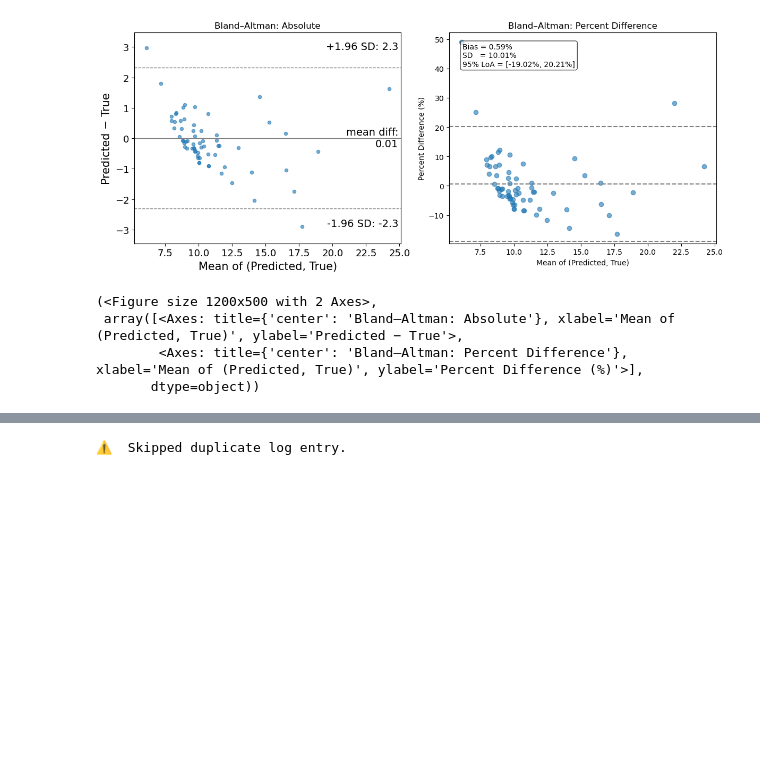
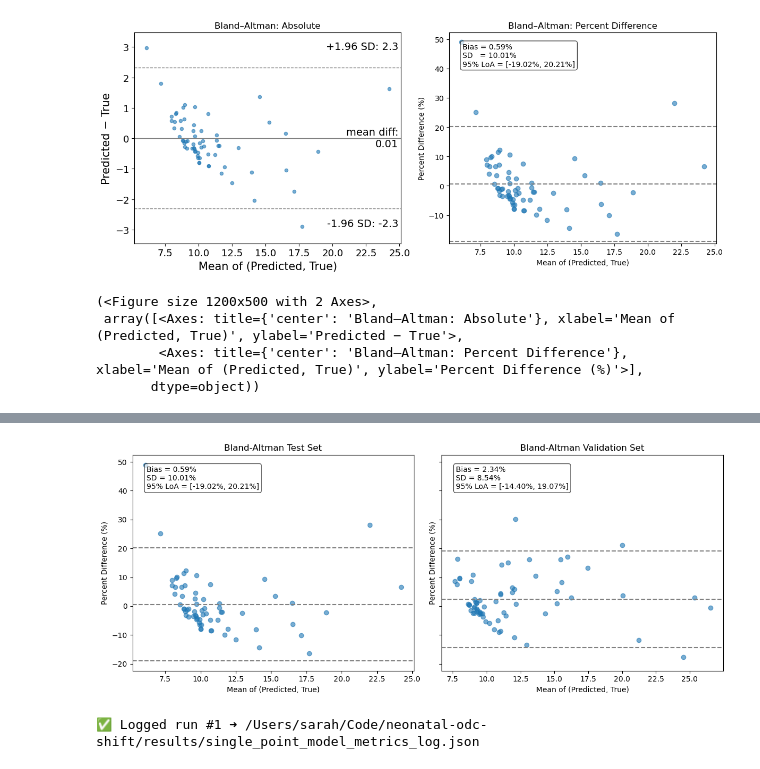
Before and after one commit to starshrimp/neonatal-odc-shift, a Jupyter notebook: notebooks/03_single_point/linear_regression_baseline.ipynb, the cells around one changed output, grey strips where cells are left out. Drawn from its saved outputs; the diff is of its cells as text; code cells hidden in the pictures; blank space fills up the shorter version.

```diff
--- a/notebooks/03_single_point/linear_regression_baseline.ipynb
+++ b/notebooks/03_single_point/linear_regression_baseline.ipynb
@@ -65,3 +86,7 @@ bland_altman_plots(test_df, y_true_col='shift', y_pred_col='y_pred', group_col='
+# %%
+fig, axs = bland_altman_pct_comparison(test_df, val_df, y_true_col='shift', y_pred_col='y_pred', group_col='Anon.Patient_ID')
+# %% [output]
+[figure, added]
 # %%
 description = f'''
 Model: Linear Regression Baseline
@@ -72,9 +97,14 @@ Notes: patient-level macro metrics, ODC from neonatal table
 '''
 
 # Filter only scalar (JSON-serializable) entries
-json_safe_metrics = {
+json_test_metrics = {
     k: float(v) if isinstance(v, (np.generic, np.float64, np.float32)) else v
-    for k, v in summary.items()
+    for k, v in test_summary.items()
+    if not isinstance(v, pd.Series)
+}
+json_val_metrics = {
+    k: float(v) if isinstance(v, (np.generic, np.float64, np.float32)) else v
+    for k, v in val_summary.items()
     if not isinstance(v, pd.Series)
 }
 
@@ -86,9 +116,12 @@ log_run_json(
     features=features,
     train_subset="full train set",
     test_subset="full test set",
+    val_subset="full validation set",
     description=description,
-    metrics=json_safe_metrics,
+    test_metrics=json_test_metrics,
+    val_metrics=json_val_metrics,
+
     json_path=json_path
 )
 # %% [output]
-⚠️  Skipped duplicate log entry.
+✅ Logged run #1 ➜ /Users/sarah/Code/neonatal-odc-shift/results/single_point_model_metrics_log.json
```
Also changed, not shown: parts of 3 cells of this notebook, 2 other files.
